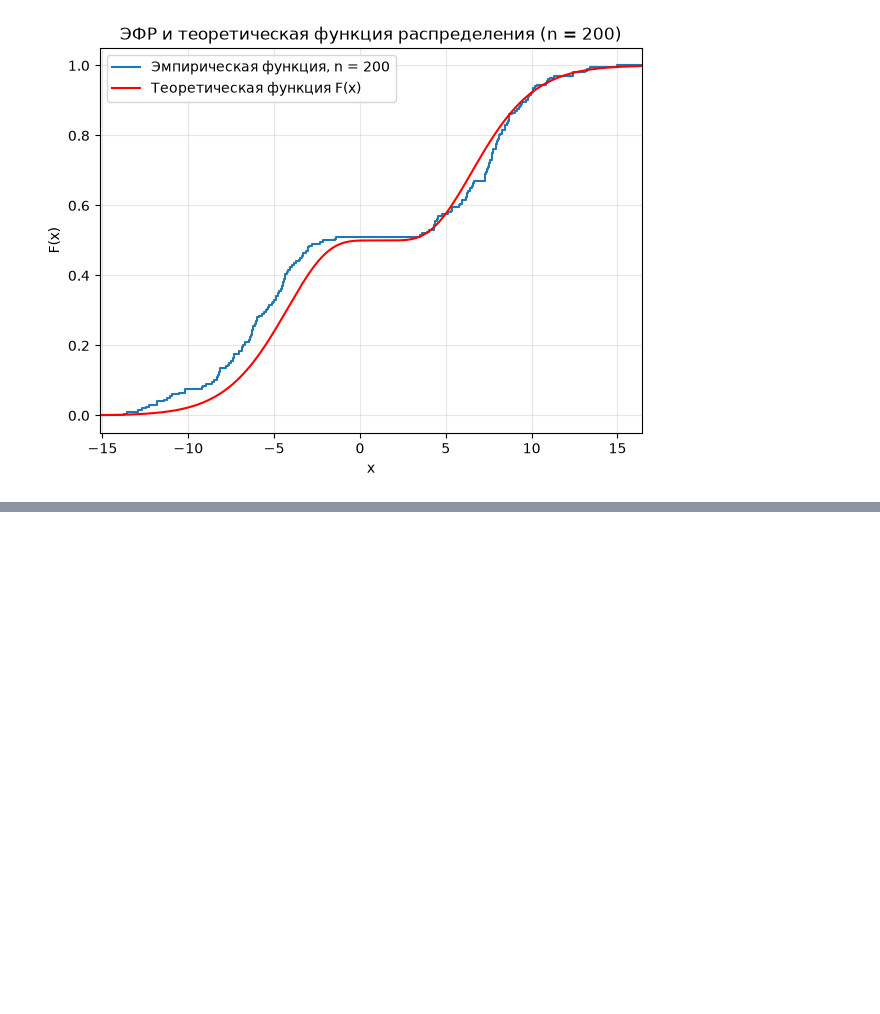
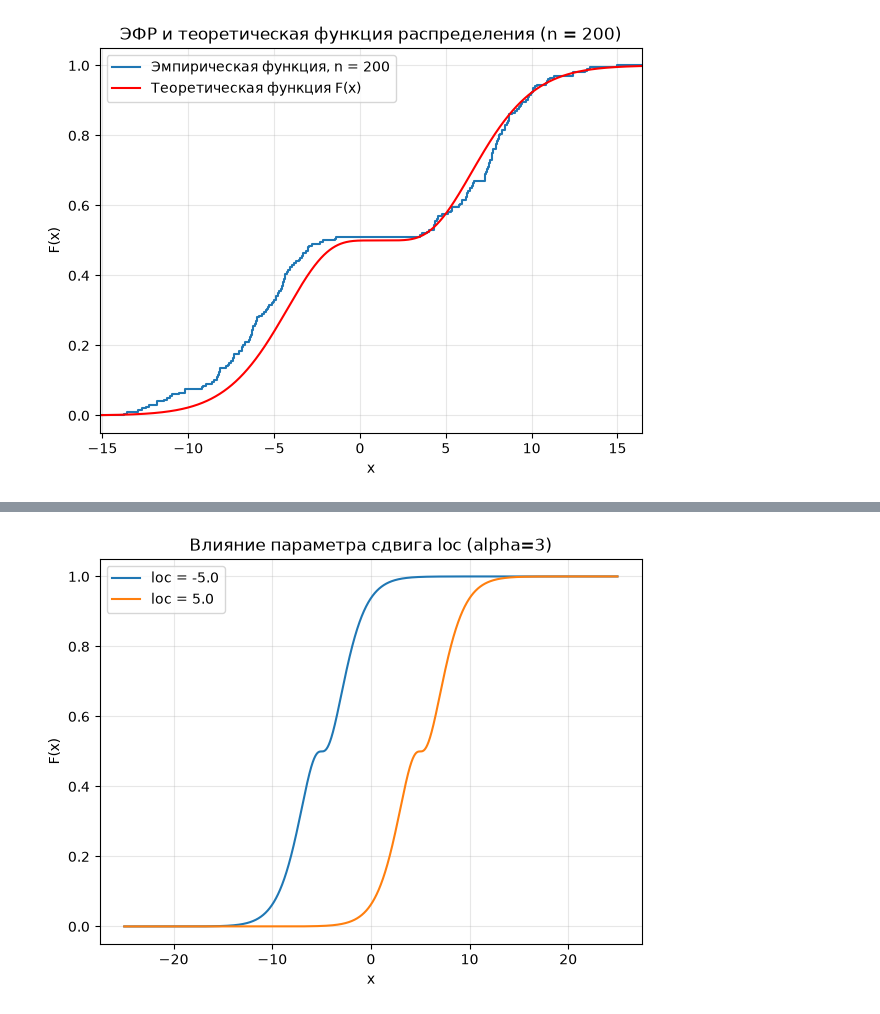
Before and after one commit to ekovbtw/Polytech, a Jupyter notebook: Учеба 4 семестр/Теория вероятности/Курсовая работа/Отчет, Код/code.ipynb, the cells around one changed output, grey strips where cells are left out. Drawn from its saved outputs; the diff is of its cells as text; code cells hidden in the pictures; blank space fills up the shorter version.

```diff
--- a/Учеба 4 семестр/Теория вероятности/Курсовая работа/Отчет, Код/code.ipynb
+++ b/Учеба 4 семестр/Теория вероятности/Курсовая работа/Отчет, Код/code.ipynb
@@ -274,0 +314,19 @@ for size, sample in subsamples_hist:
+# %%
+alpha_fix = 3.0
+loc_low = -5.0
+loc_high = 5.0
+
+x1, y1 = dgamma_cdf_grid(alpha_fix, loc_low, -25, 25, 0.01)
+x2, y2 = dgamma_cdf_grid(alpha_fix, loc_high, -25, 25, 0.01)
+
+plt.figure(figsize=(7, 5))
+plt.plot(x1, y1, label='loc = ' + str(loc_low))
+plt.plot(x2, y2, label='loc = ' + str(loc_high))
+plt.title('Влияние параметра сдвига loc (alpha=3)')
+plt.xlabel('x')
+plt.ylabel('F(x)')
+plt.legend()
+plt.grid(True, alpha=0.3)
+plt.show()
+# %% [output]
+[figure, added]
```
Also changed, not shown: parts of 7 cells of this notebook, 1 other file.
